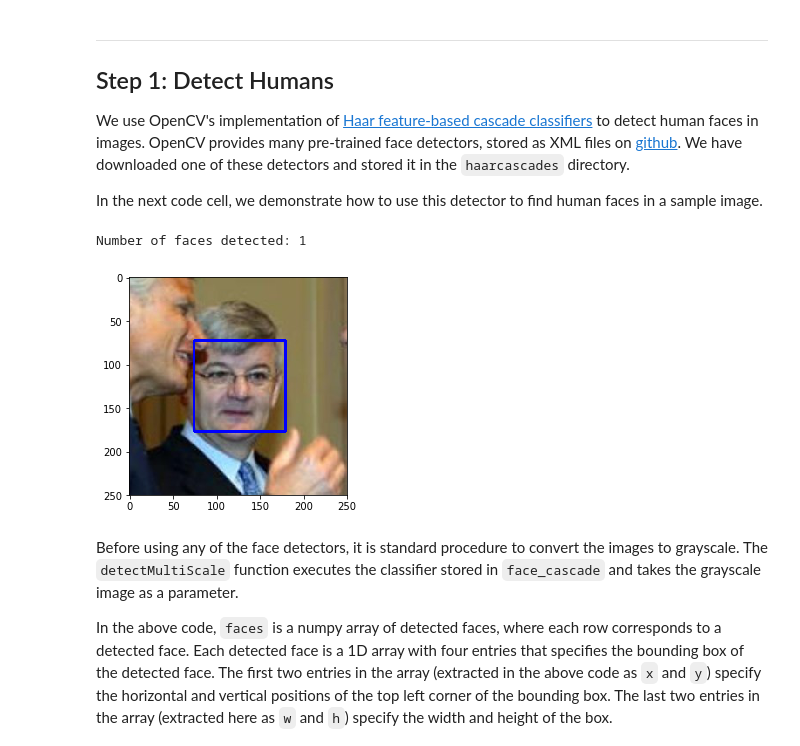
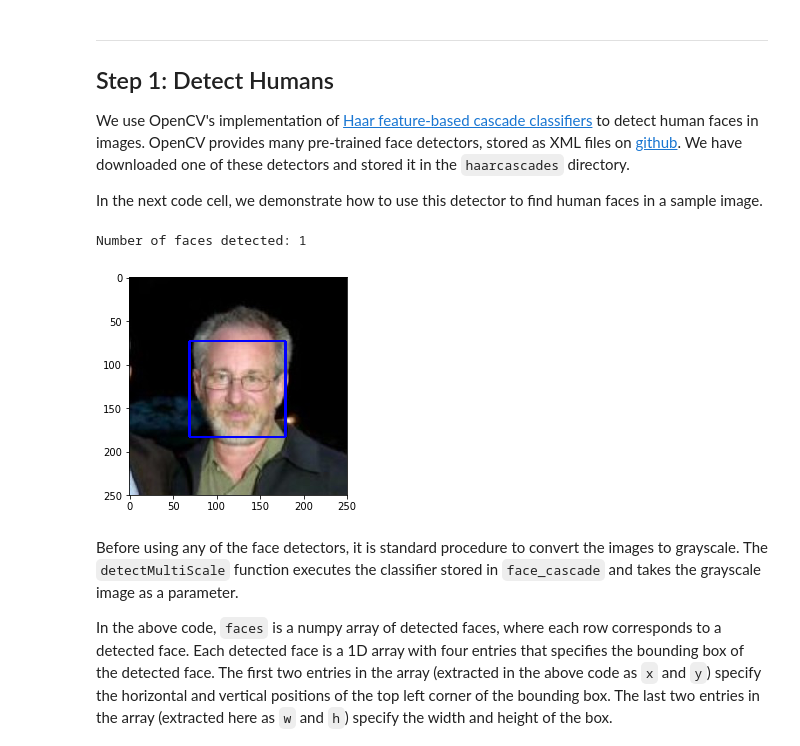
Before and after one commit to George3000/dog-project, a Jupyter notebook: dog_app.ipynb, the cells around one changed output. Cells and saved outputs as stored; diff of their text form; code cells hidden in the pictures.

```diff
--- a/dog_app.ipynb
+++ b/dog_app.ipynb
@@ -115,35 +115,35 @@ In the next code cell, we demonstrate how to use this detector to find human fac
 import cv2
 import matplotlib.pyplot as plt
 %matplotlib inline
 
 # extract pre-trained face detector
 face_cascade = cv2.CascadeClassifier('haarcascades/haarcascade_frontalface_alt.xml')
 
 # load color (BGR) image
-img = cv2.imread(human_files[6])
+img = cv2.imread(human_files[7])
 # convert BGR image to grayscale
 gray = cv2.cvtColor(img, cv2.COLOR_BGR2GRAY)
 
 # find faces in image
 faces = face_cascade.detectMultiScale(gray)
 
 # print number of faces detected in the image
 print('Number of faces detected:', len(faces))
 
 # get bounding box for each detected face
 for (x,y,w,h) in faces:
     # add bounding box to color image
     cv2.rectangle(img,(x,y),(x+w,y+h),(255,0,0),2)
 
 # convert BGR image to RGB for plotting
 cv_rgb = cv2.cvtColor(img, cv2.COLOR_BGR2RGB)
 
 # display the image, along with bounding box
 plt.imshow(cv_rgb)
 plt.show()
 # %% [output]
 Number of faces detected: 1
-[figure, old version]
+[figure, new version]
 # %% [markdown]
 Before using any of the face detectors, it is standard procedure to convert the images to grayscale.  The `detectMultiScale` function executes the classifier stored in `face_cascade` and takes the grayscale image as a parameter.
 
```
Also changed, not shown: parts of 21 cells of this notebook.
